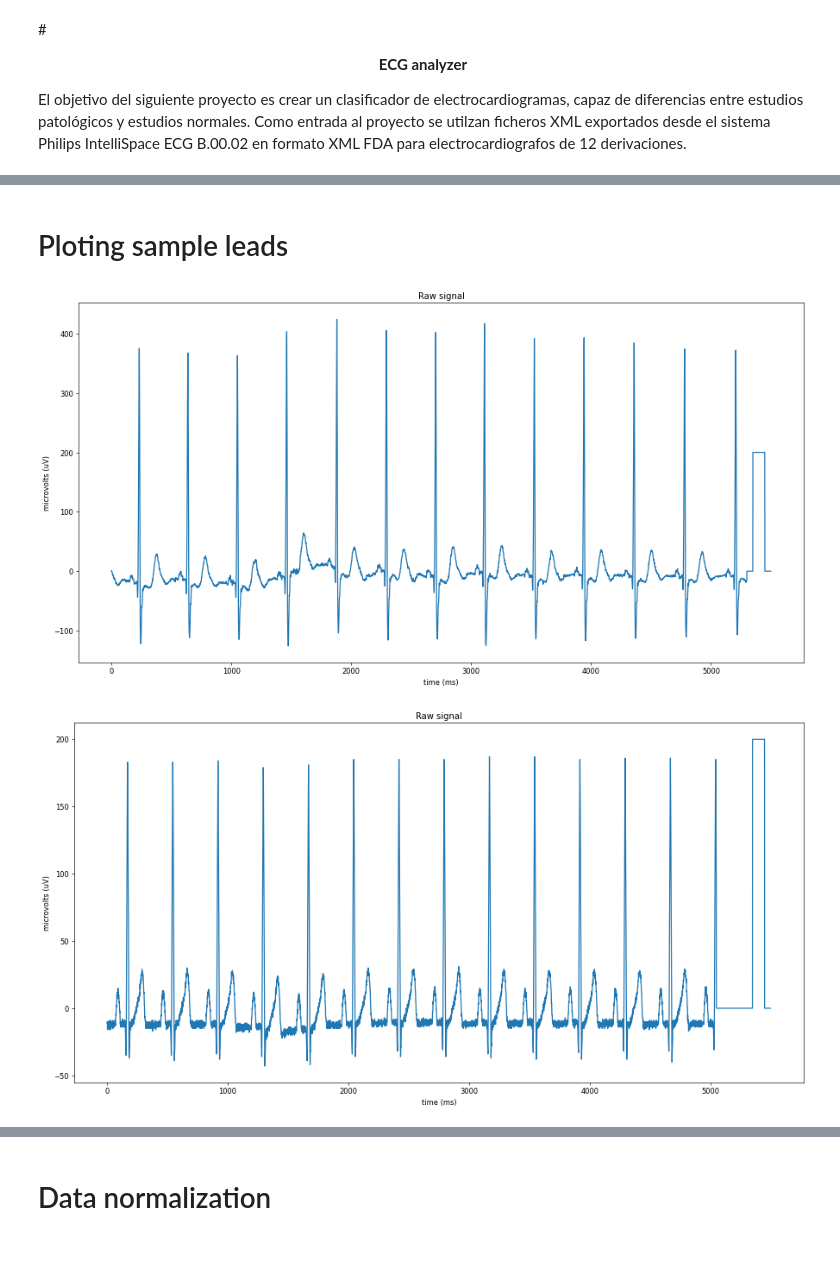
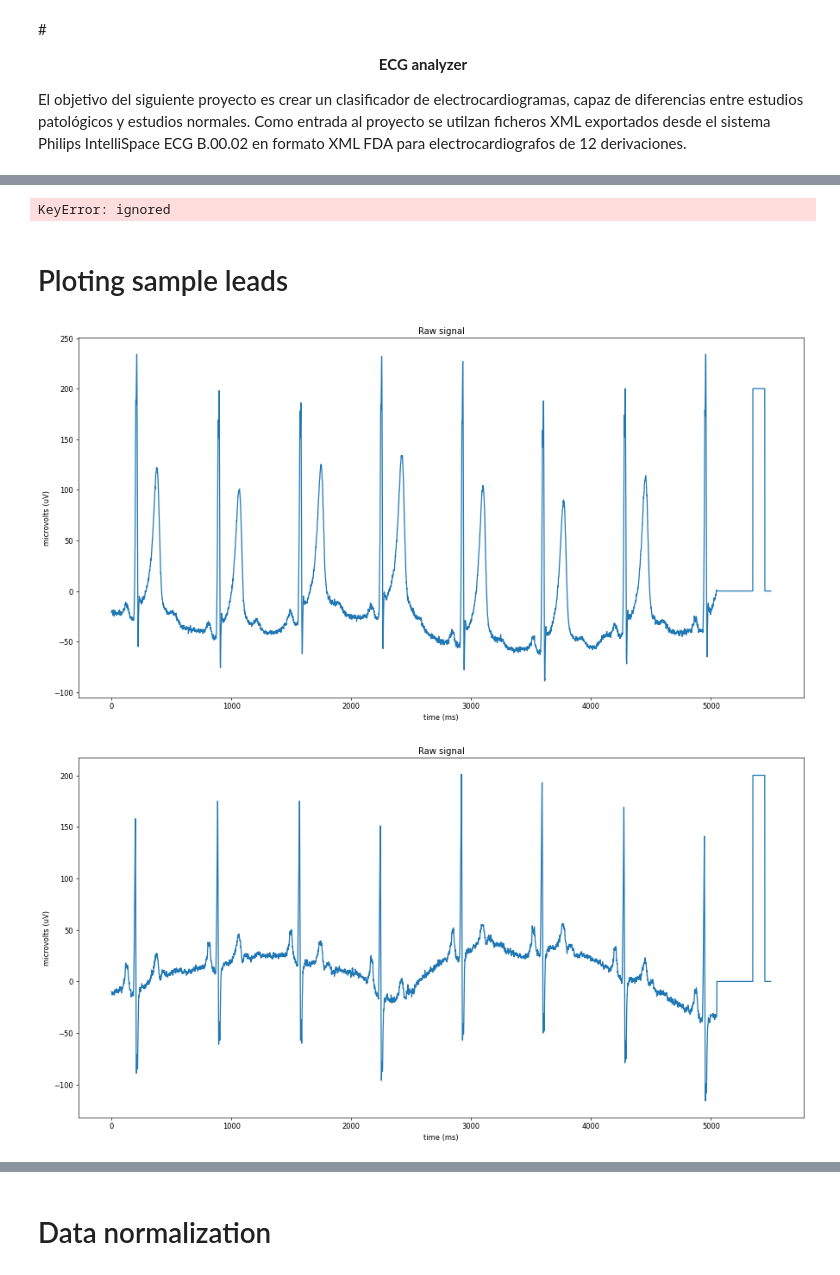
Before and after one commit to vicentbas/ia3_uv, a Jupyter notebook: ecg.ipynb, the cells around one changed output, grey strips where cells are left out. Saved outputs shown, nothing was run; the diff lists cells and outputs as text; code cells hidden in the pictures.

```diff
--- a/ecg.ipynb
+++ b/ecg.ipynb
@@ -17,3 +26,14 @@ import re
 import pandas as pd
 import numpy as np
 import matplotlib.pyplot as plt
+# %%
+column_names = [
+  'lead',
+  'mV',
+  'severity'
+]
+ecg = pd.DataFrame(columns=column_names)
+
+mV   = []
+lead = []
+severity  = []
@@ -19,0 +65,7 @@ import matplotlib.pyplot as plt
+# %%
+#mV = extract_data('/content/ecg/00dc9180-9da7-11da-4823-0b97bffb0029.aECG.fda.xml')
+ecg_studies = pd.DataFrame({'lead':[],'mV':[], 'severity':[]})
+for file in listdir('/content/ecg/'):
+  if "fda" in file:
+    data = extract_data('/content/ecg/'+file)
+    ecg_studies = ecg_studies.append(data, ignore_index=True)
@@ -20,5 +98,8 @@ import matplotlib.pyplot as plt
 # %%
 def extract_data(file):
+  ecg_xml_diag = minidom.parse(file.split(".")[0]+"."+file.split(".")[3])
+  ecg_xml_severity = ecg_xml_diag.getElementsByTagName('severity')
+  ecg_severity = ecg_xml_severity[0].firstChild.data
   ecg_xml = minidom.parse(file)
   ecg_leads_beats = ecg_xml.getElementsByTagName('digits')
   ecg_leads = pd.DataFrame({'lead':[]})
@@ -30,36 +111,41 @@ def extract_data(file):
     ecg_lead_beat = ecg_lead_beat.split(" ")[:-1]
     ecg_lead_beat = np.array(ecg_lead_beat,dtype=float)
     if idx < 12:
-      ecg_leads = ecg_leads.append(pd.DataFrame({'lead':[ecg_lead_beat]}), ignore_index=True)
-  return ecg_leads
+      ecg_leads = ecg_leads.append(pd.DataFrame({'lead':[ecg_lead_beat], 'diagnoses':[ecg_severity]}), ignore_index=True)
+  return ecg_leads, ecg_severity
 # %%
-ecg_studies = pd.DataFrame({'study':[], 'diagnose':[]})
+ecg_studies = pd.DataFrame({'studies':[], 'diagnoses':[]})
 for file in listdir('/content/ecg/'):
-  ecg_leads = extract_data('/content/ecg/'+file)
-  ecg_studies = ecg_studies.append(pd.DataFrame({'study':[ecg_leads], 'diagnose':'normal'}), ignore_index=True)
+  if "fda" in file:
+    ecg_leads, ecg_severity = extract_data('/content/ecg/'+file)
+    ecg_studies = ecg_studies.append(pd.DataFrame({'studies':[ecg_leads], 'diagnoses':ecg_severity}), ignore_index=True)
+# %%
+print(ecg_studies['studies'][0])
+# %% [output]
+KeyError: ignored
 # %% [markdown]
 # Ploting sample leads
 # %%
 plt.figure(figsize=(15,15), dpi= 60)
 plt.subplot(2, 1, 1)
-plt.plot(ecg_studies['study'][1]['lead'][9])
+plt.plot(ecg_studies['studies'][3]['lead'][9])
 plt.xlabel('time (ms)')
 plt.ylabel('microvolts (uV)')
 plt.title("Raw signal")
 plt.tight_layout()
 plt.show()
 # %% [output]
-[figure, old version]
+[figure, new version]
 # %%
 plt.figure(figsize=(15,15), dpi= 60)
 plt.subplot(2, 1, 1)
-plt.plot(ecg_studies['study'][2]['lead'][1])
+plt.plot(ecg_studies['studies'][3]['lead'][1])
 plt.xlabel('time (ms)')
 plt.ylabel('microvolts (uV)')
 plt.title("Raw signal")
 plt.tight_layout()
 plt.show()
 # %% [output]
-[figure, old version]
+[figure, new version]
 # %% [markdown]
 # Understanding data structure
```
Also changed, not shown: parts of 18 cells of this notebook.
